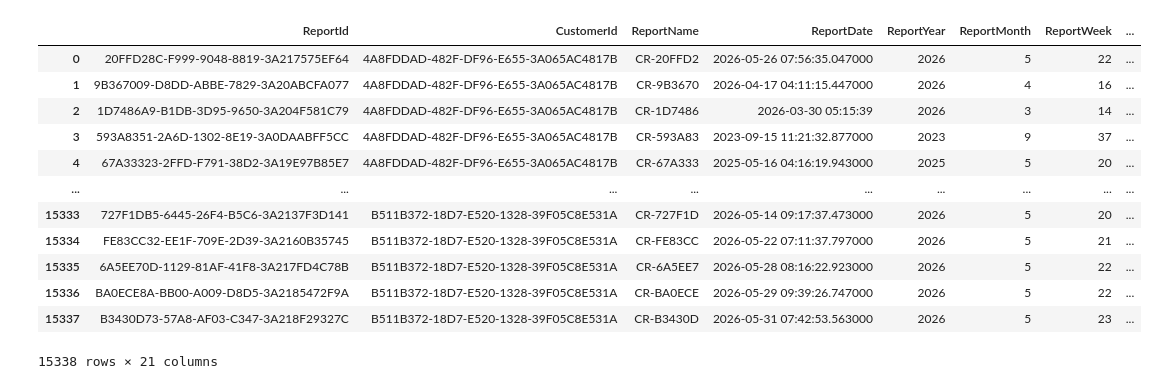
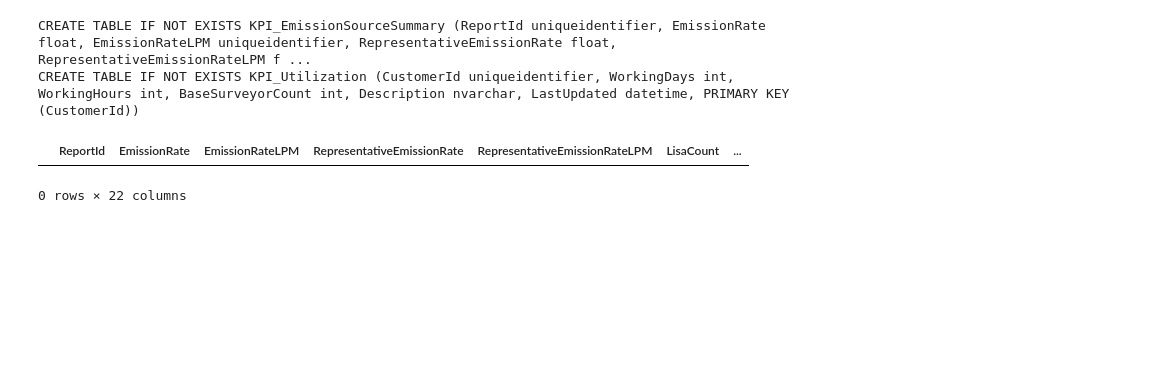
Before and after one commit to picarro-dsoler/KPIHub, a Jupyter notebook: tools/TableInit/KPIHub_TableReInit.ipynb, the cells around one changed output. Cells and saved outputs as stored; diff of their text form; code cells hidden in the pictures; blank space fills up the shorter version.

```diff
--- a/tools/TableInit/KPIHub_TableReInit.ipynb
+++ b/tools/TableInit/KPIHub_TableReInit.ipynb
@@ -31,25 +29,18 @@ US_Conn created successfully
 # %%
 #Customer Tables
-KPI_Customer.create_table(arguments={'db_path': DB_PATH})
+#KPI_Customer.create_table(arguments={'db_path': DB_PATH})
 
 #Summary Tables
 KPI_ReportSummary.create_table(arguments={'db_path': DB_PATH})
-KPI_EmissionSourceSummary.create_table(arguments={'db_path': DB_PATH})
-KPI_SurveySummary.create_table(arguments={'db_path': DB_PATH})
+KPI_EmissionSourceSummary.reinit_table(arguments={'db_path': DB_PATH})
+#KPI_Utilization.reinit_table(arguments={'db_path': DB_PATH})
+#KPI_SurveySummary.create_table(arguments={'db_path': DB_PATH})
+# %% [output]
+CREATE TABLE IF NOT EXISTS KPI_EmissionSourceSummary (ReportId uniqueidentifier, EmissionRate float, EmissionRateLPM uniqueidentifier, RepresentativeEmissionRate float, RepresentativeEmissionRateLPM f ...
+CREATE TABLE IF NOT EXISTS KPI_Utilization (CustomerId uniqueidentifier, WorkingDays int, WorkingHours int, BaseSurveyorCount int, Description nvarchar, LastUpdated datetime, PRIMARY KEY (CustomerId))
 # %%
-q = Query(query = f"SELECT * FROM KPI_ReportSummary")
+q = Query(query = f"SELECT * FROM KPI_EmissionSourceSummary")
 q.execute(KPIHub_Conn)
 # %% [output]
-|  | ReportId | CustomerId | ReportName | ReportDate | ReportYear | ReportMonth | ReportWeek | ... |
-| 0 | 20FFD28C-F999-9048-8819-3A217575EF64 | 4A8FDDAD-482F-DF96-E655-3A065AC4817B | CR-20FFD2 | 2026-05-26 07:56:35.047000 | 2026 | 5 | 22 | ... |
-| 1 | 9B367009-D8DD-ABBE-7829-3A20ABCFA077 | 4A8FDDAD-482F-DF96-E655-3A065AC4817B | CR-9B3670 | 2026-04-17 04:11:15.447000 | 2026 | 4 | 16 | ... |
-| 2 | 1D7486A9-B1DB-3D95-9650-3A204F581C79 | 4A8FDDAD-482F-DF96-E655-3A065AC4817B | CR-1D7486 | 2026-03-30 05:15:39 | 2026 | 3 | 14 | ... |
-| 3 | 593A8351-2A6D-1302-8E19-3A0DAABFF5CC | 4A8FDDAD-482F-DF96-E655-3A065AC4817B | CR-593A83 | 2023-09-15 11:21:32.877000 | 2023 | 9 | 37 | ... |
-| 4 | 67A33323-2FFD-F791-38D2-3A19E97B85E7 | 4A8FDDAD-482F-DF96-E655-3A065AC4817B | CR-67A333 | 2025-05-16 04:16:19.943000 | 2025 | 5 | 20 | ... |
-| ... | ... | ... | ... | ... | ... | ... | ... | ... |
-| 15333 | 727F1DB5-6445-26F4-B5C6-3A2137F3D141 | B511B372-18D7-E520-1328-39F05C8E531A | CR-727F1D | 2026-05-14 09:17:37.473000 | 2026 | 5 | 20 | ... |
-| 15334 | FE83CC32-EE1F-709E-2D39-3A2160B35745 | B511B372-18D7-E520-1328-39F05C8E531A | CR-FE83CC | 2026-05-22 07:11:37.797000 | 2026 | 5 | 21 | ... |
-| 15335 | 6A5EE70D-1129-81AF-41F8-3A217FD4C78B | B511B372-18D7-E520-1328-39F05C8E531A | CR-6A5EE7 | 2026-05-28 08:16:22.923000 | 2026 | 5 | 22 | ... |
-| 15336 | BA0ECE8A-BB00-A009-D8D5-3A2185472F9A | B511B372-18D7-E520-1328-39F05C8E531A | CR-BA0ECE | 2026-05-29 09:39:26.747000 | 2026 | 5 | 22 | ... |
-| 15337 | B3430D73-57A8-AF03-C347-3A218F29327C | B511B372-18D7-E520-1328-39F05C8E531A | CR-B3430D | 2026-05-31 07:42:53.563000 | 2026 | 5 | 23 | ... |
+|  | ReportId | EmissionRate | EmissionRateLPM | RepresentativeEmissionRate | RepresentativeEmissionRateLPM | LisaCount | ... |
-15338 rows × 21 columns
+0 rows × 22 columns
```
Also changed, not shown: parts of 2 cells of this notebook, 9 other files.
